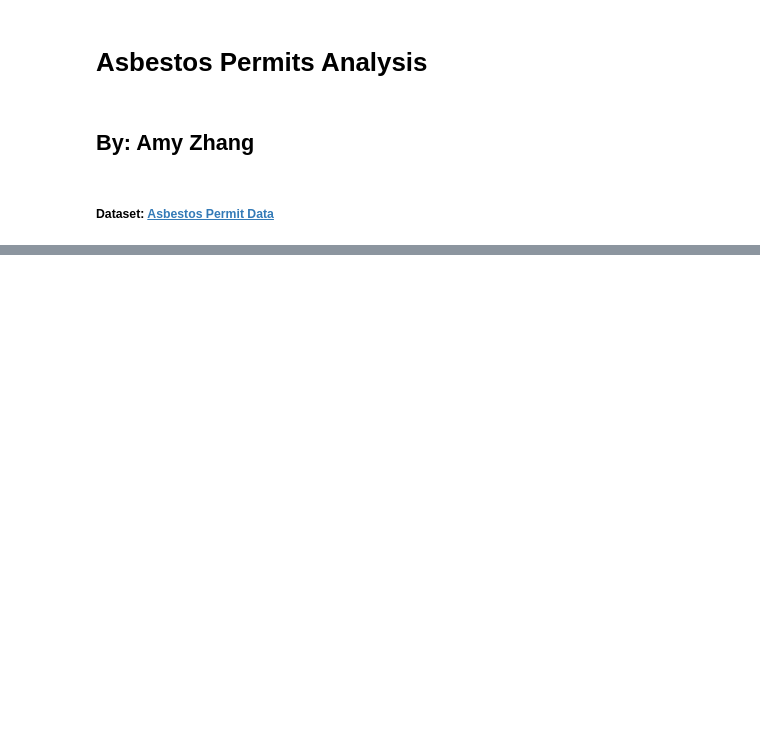
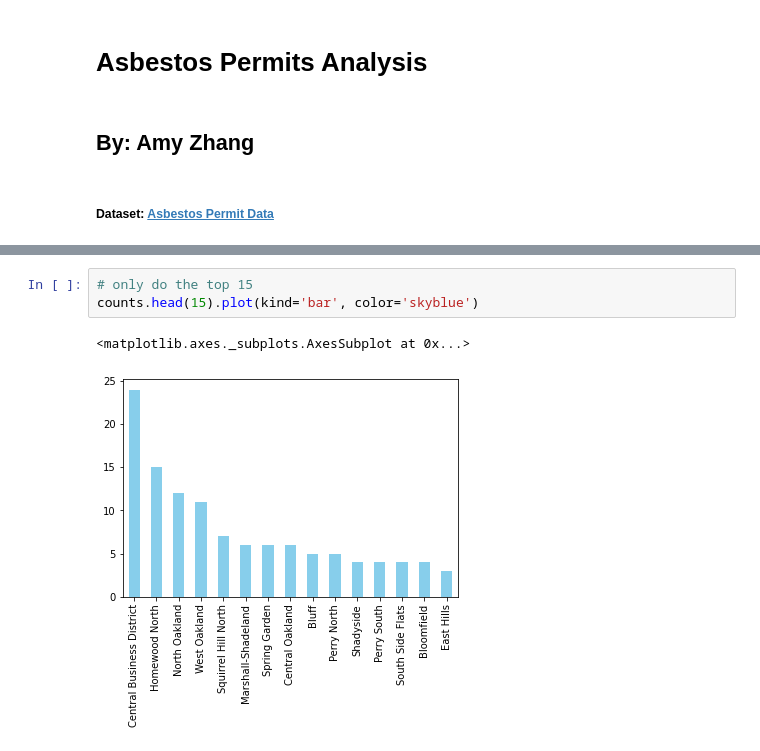
Before and after one commit to amzyz/BigIdeasFinal, a Jupyter notebook: AZnotebook.ipynb, the cells around one changed output, grey strips where cells are left out. Drawn from its saved outputs; the diff is of its cells as text; blank space fills up the shorter version.

```diff
--- a/AZnotebook.ipynb
+++ b/AZnotebook.ipynb
@@ -117,0 +224,6 @@ asbestos.head()
+# %%
+# only do the top 15
+counts.head(15).plot(kind='bar', color='skyblue')
+# %% [output]
+<matplotlib.axes._subplots.AxesSubplot at 0x...>
+[figure, added]
```
Also changed, not shown: parts of 12 cells of this notebook, 1 other file.
